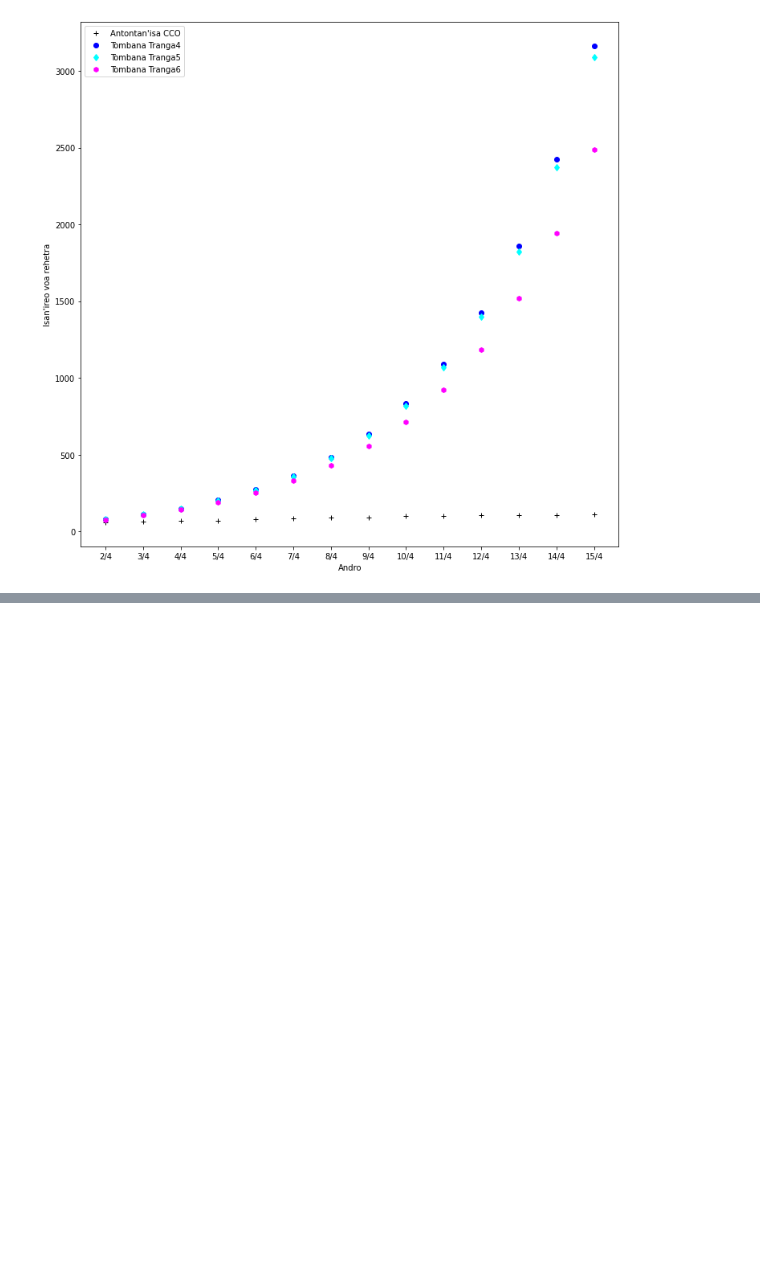
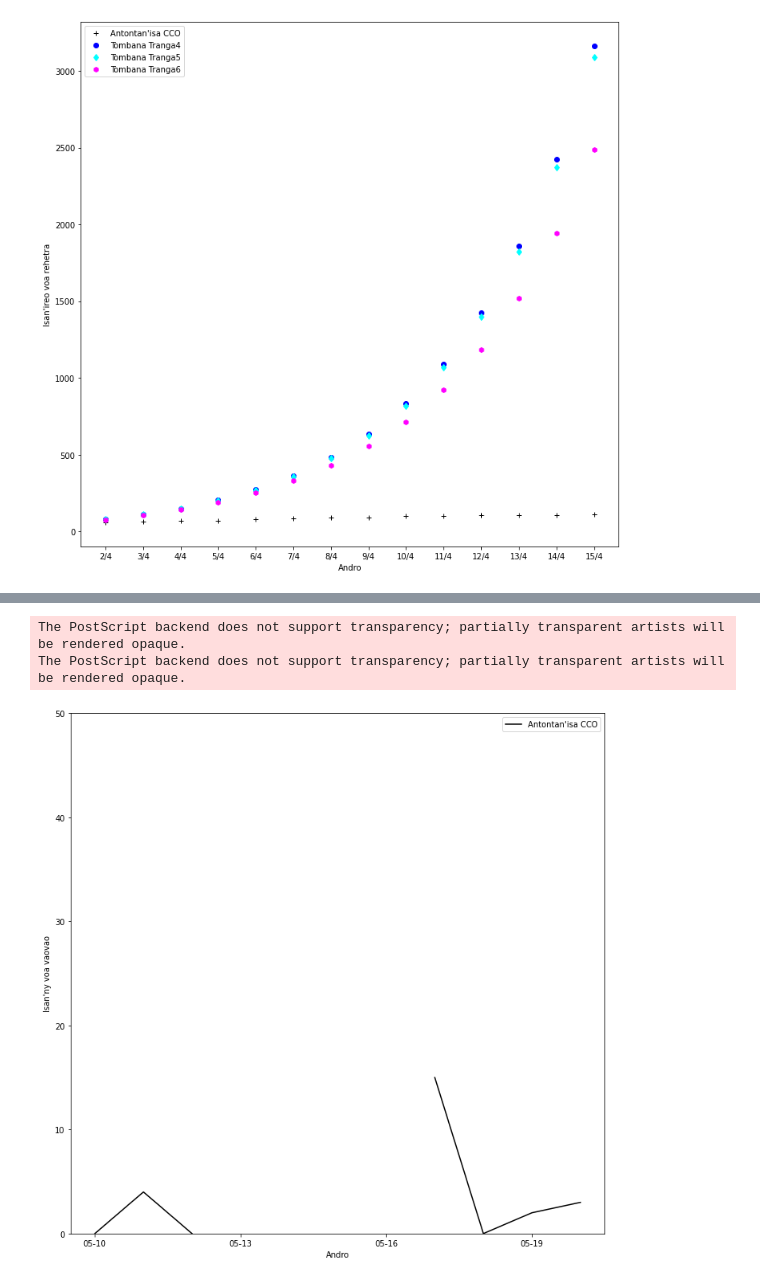
Before and after one commit to herysedra/covid19-mankaiza-clone, a Jupyter notebook: scripts/paper/simple_blocks/sir_vmiv.ipynb, the cells around one changed output, grey strips where cells are left out. Cells and saved outputs as stored; diff of their text form; code cells hidden in the pictures; blank space fills up the shorter version.

```diff
--- a/scripts/paper/simple_blocks/sir_vmiv.ipynb
+++ b/scripts/paper/simple_blocks/sir_vmiv.ipynb
@@ -40,6 +40,17 @@ tilyvoamdg.set_index('Daty', inplace=True)
 tilyvoamdg.index = pd.to_datetime(tilyvoamdg.index)
 
 
+tilyvoatana = tilyvoafar.get_group('Antananarivo')
+tilyvoatana.set_index('Daty', inplace=True)
+
+tilyvoatana.index = pd.to_datetime(tilyvoatana.index)
+
+tilyvoatoa = tilyvoafar.get_group('Toamasina')
+tilyvoatoa.set_index('Daty', inplace=True)
+
+tilyvoatoa.index = pd.to_datetime(tilyvoatoa.index)
+
+
 path_to_save = '/content/drive/My Drive/sary/'
 path_data = '/content/drive/My Drive/data/'
 # %%
@@ -227,0 +239,22 @@ The PostScript backend does not support transparency; partially transparent arti
+# %%
+fig, ax = plt.subplots(figsize=(12, 12))
+
+ax.plot(tilyvoatana.index, tilyvoatana['Voatomb'], color='black',label="Antontan'isa CCO")
+
+
+ax.set(xlabel ='Andro', ylabel = "Isan'ny voa vaovao")
+
+date_form = DateFormatter("%m-%d")
+ax.xaxis.set_major_formatter(date_form)
+
+ax.xaxis.set_major_locator(mdates.DayLocator(interval=3))
+ax.legend(loc= 'best')
+
+plt.ylim(0,50)
+plt.savefig(path_to_save+'voavaotanazao.eps')
+
+plt.show()
+# %% [output]
+The PostScript backend does not support transparency; partially transparent artists will be rendered opaque.
+The PostScript backend does not support transparency; partially transparent artists will be rendered opaque.
+[figure, added]
```
Also changed, not shown: parts of 7 cells of this notebook.
